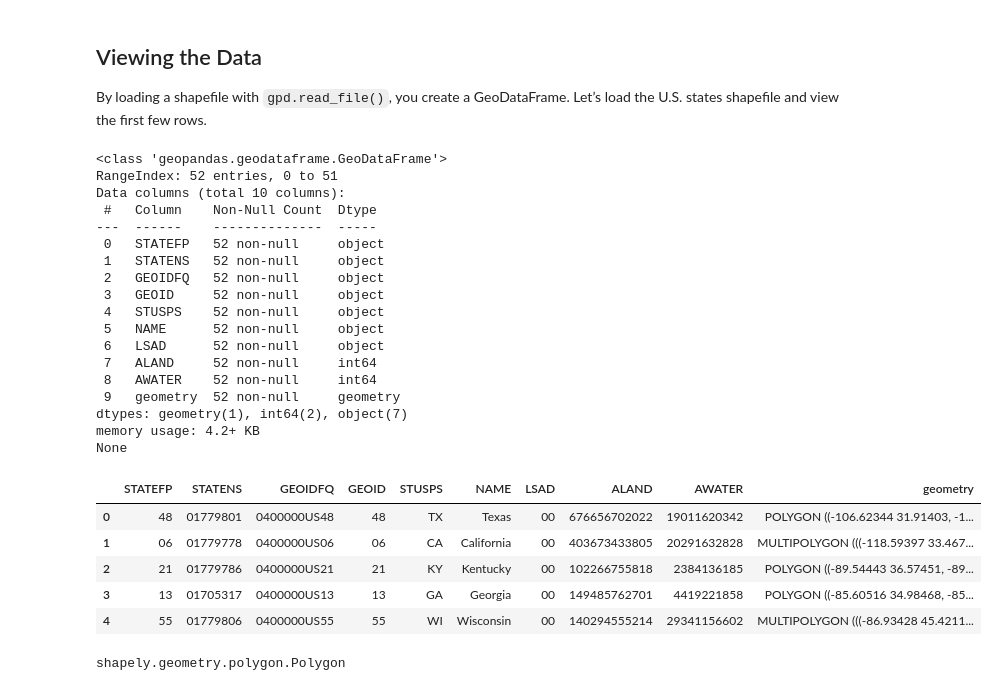
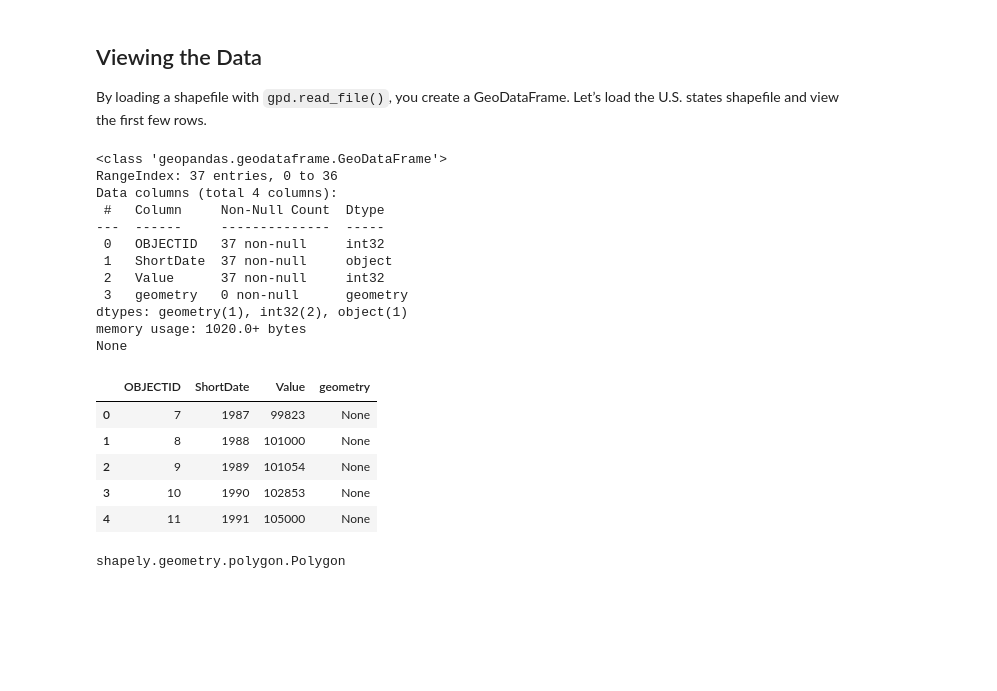
Before and after one commit to mvilla1859/GeoPandas_Basics_20250514, a Jupyter notebook: Soma/05_GeoDataFrames.ipynb, the cells around one changed output. Drawn from its saved outputs; the diff is of its cells as text; code cells hidden in the pictures; blank space fills up the shorter version.

```diff
--- a/Soma/05_GeoDataFrames.ipynb
+++ b/Soma/05_GeoDataFrames.ipynb
@@ -10,38 +10,33 @@ By loading a shapefile with `gpd.read_file()`, you create a GeoDataFrame. Let’
 # %%
 import geopandas as gpd
 
 # Load shapefile
 # states = gpd.read_file("states/States.shp")
-states = gpd.read_file('../../geopandas_101_DATA/cb_2024_us_state_20m/cb_2024_us_state_20m.shp')
+# states = gpd.read_file('../../geopandas_101_DATA/us/cb_2024_us_state_20m.zip')
+states = gpd.read_file('../../geopandas_101_DATA/us/Total_Population.geojson')
 
 # Preview the first five rows
 print(states.info())
 states.head()
 # %% [output]
 <class 'geopandas.geodataframe.GeoDataFrame'>
-RangeIndex: 52 entries, 0 to 51
-Data columns (total 10 columns):
- #   Column    Non-Null Count  Dtype
----  ------    --------------  -----
- 0   STATEFP   52 non-null     object
- 1   STATENS   52 non-null     object
- 2   GEOIDFQ   52 non-null     object
- 3   GEOID     52 non-null     object
- 4   STUSPS    52 non-null     object
- 5   NAME      52 non-null     object
- 6   LSAD      52 non-null     object
- 7   ALAND     52 non-null     int64
- 8   AWATER    52 non-null     int64
- 9   geometry  52 non-null     geometry
-dtypes: geometry(1), int64(2), object(7)
-memory usage: 4.2+ KB
+RangeIndex: 37 entries, 0 to 36
+Data columns (total 4 columns):
+ #   Column     Non-Null Count  Dtype
+---  ------     --------------  -----
+ 0   OBJECTID   37 non-null     int32
+ 1   ShortDate  37 non-null     object
+ 2   Value      37 non-null     int32
+ 3   geometry   0 non-null      geometry
+dtypes: geometry(1), int32(2), object(1)
+memory usage: 1020.0+ bytes
 None
-|  | STATEFP | STATENS | GEOIDFQ | GEOID | STUSPS | NAME | LSAD | ALAND | AWATER | geometry |
-| 0 | 48 | 01779801 | 0400000US48 | 48 | TX | Texas | 00 | 676656702022 | 19011620342 | POLYGON ((-106.62344 31.91403, -1... |
-| 1 | 06 | 01779778 | 0400000US06 | 06 | CA | California | 00 | 403673433805 | 20291632828 | MULTIPOLYGON (((-118.59397 33.467... |
-| 2 | 21 | 01779786 | 0400000US21 | 21 | KY | Kentucky | 00 | 102266755818 | 2384136185 | POLYGON ((-89.54443 36.57451, -89... |
-| 3 | 13 | 01705317 | 0400000US13 | 13 | GA | Georgia | 00 | 149485762701 | 4419221858 | POLYGON ((-85.60516 34.98468, -85... |
-| 4 | 55 | 01779806 | 0400000US55 | 55 | WI | Wisconsin | 00 | 140294555214 | 29341156602 | MULTIPOLYGON (((-86.93428 45.4211... |
+|  | OBJECTID | ShortDate | Value | geometry |
+| 0 | 7 | 1987 | 99823 | None |
+| 1 | 8 | 1988 | 101000 | None |
+| 2 | 9 | 1989 | 101054 | None |
+| 3 | 10 | 1990 | 102853 | None |
+| 4 | 11 | 1991 | 105000 | None |
 # %%
 type(states['geometry'][0])
 # %% [output]
```
Also changed, not shown: parts of 6 cells of this notebook, 8 other files.
